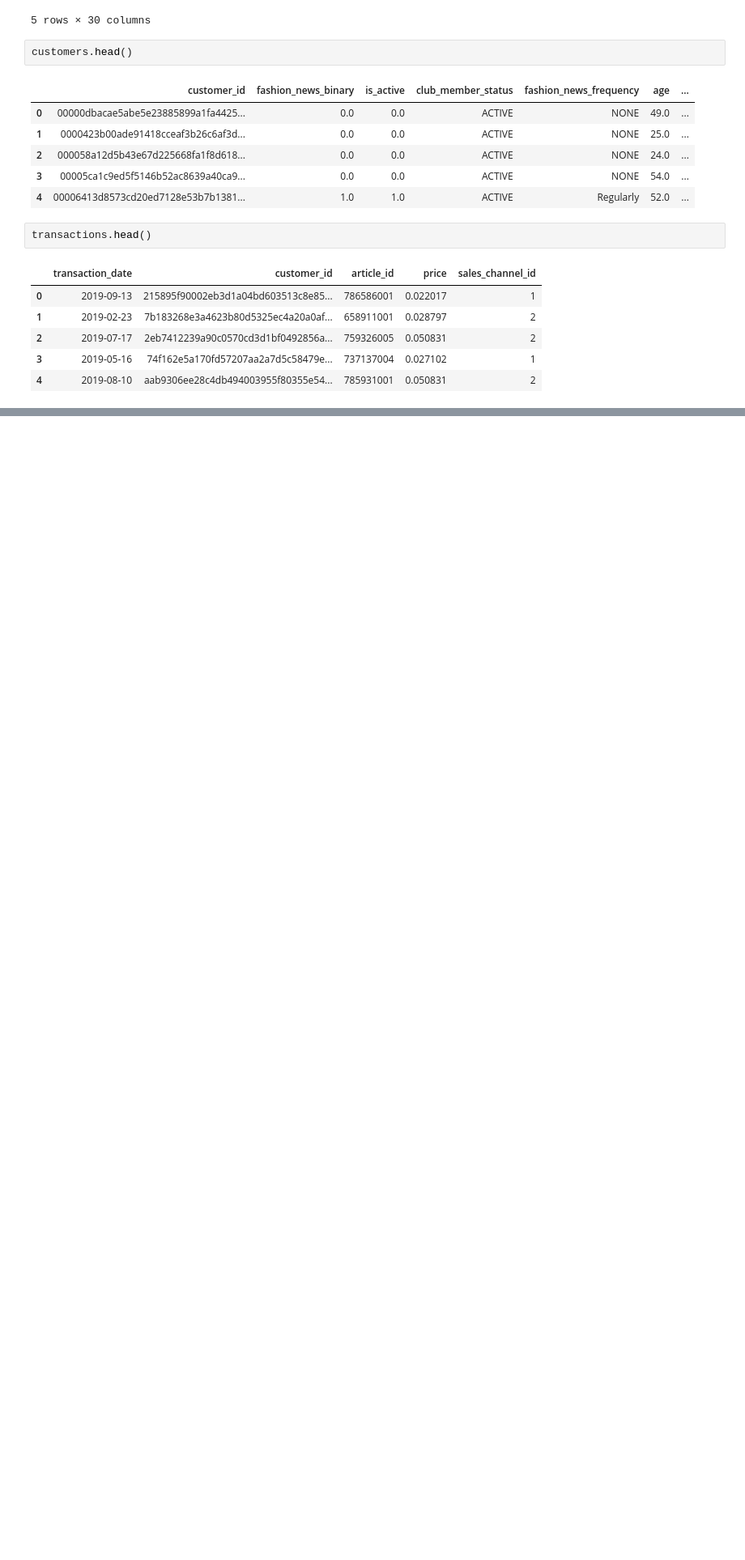
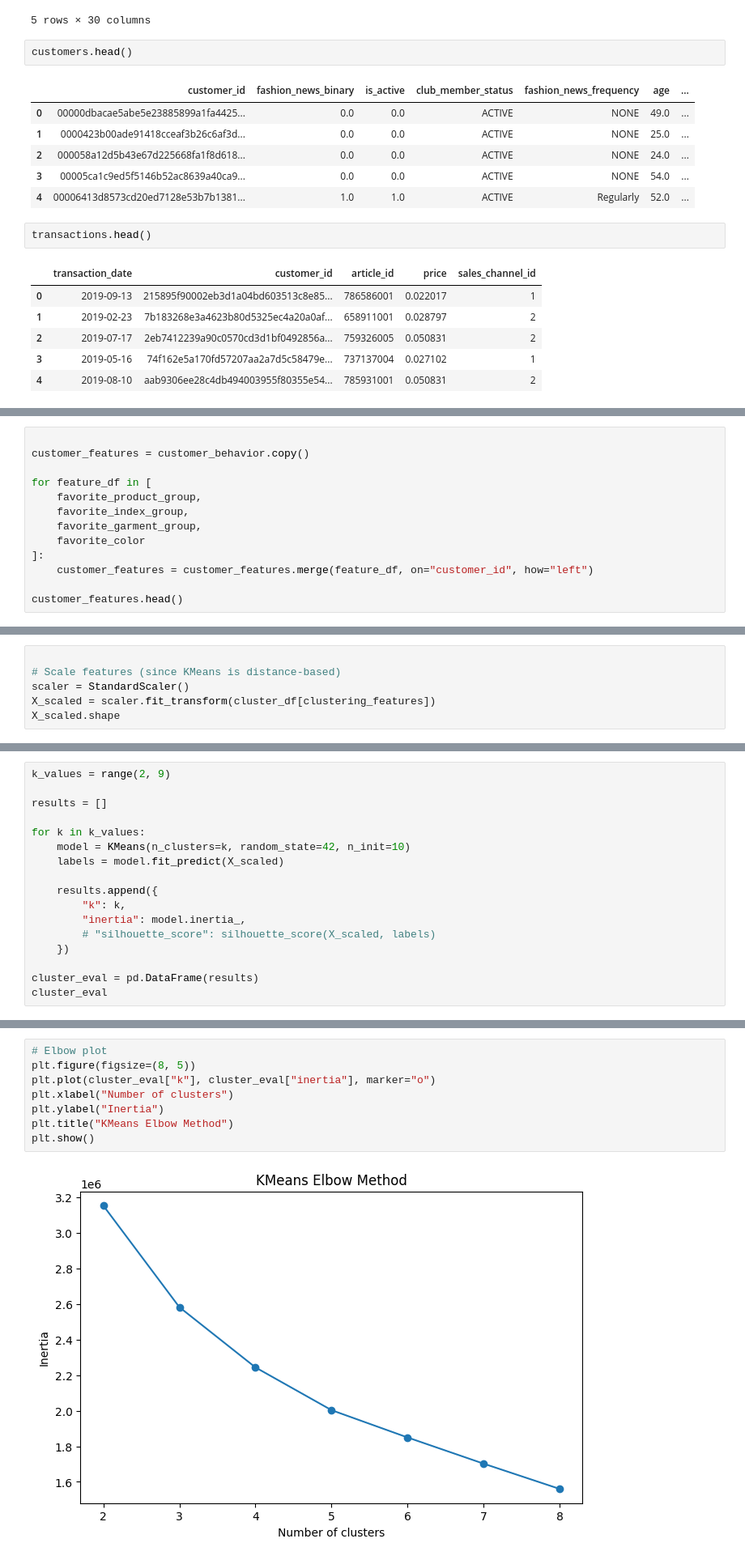
Before and after one commit to Letitia-Chang/omni-retail-ai, a Jupyter notebook: notebooks/02_customer_segmentation.ipynb, the cells around one changed output, grey strips where cells are left out. Shown at 81% size. Cells and saved outputs as stored; diff of their text form; blank space fills up the shorter version.

Commit message:
complete customer segmentation

```diff
--- a/notebooks/02_customer_segmentation.ipynb
+++ b/notebooks/02_customer_segmentation.ipynb
@@ -116,0 +169,13 @@ customer_behavior.head()
+# %%
+
+customer_features = customer_behavior.copy()
+
+for feature_df in [
+    favorite_product_group,
+    favorite_index_group,
+    favorite_garment_group,
+    favorite_color
+]:
+    customer_features = customer_features.merge(feature_df, on="customer_id", how="left")
+
+customer_features.head()
@@ -116,0 +274,6 @@ customer_behavior.head()
+# %%
+
+# Scale features (since KMeans is distance-based)
+scaler = StandardScaler()
+X_scaled = scaler.fit_transform(cluster_df[clustering_features])
+X_scaled.shape
@@ -116,0 +284,17 @@ customer_behavior.head()
+# %%
+k_values = range(2, 9)
+
+results = []
+
+for k in k_values:
+    model = KMeans(n_clusters=k, random_state=42, n_init=10)
+    labels = model.fit_predict(X_scaled)
+
+    results.append({
+        "k": k,
+        "inertia": model.inertia_,
+        # "silhouette_score": silhouette_score(X_scaled, labels)
+    })
+
+cluster_eval = pd.DataFrame(results)
+cluster_eval
@@ -116,0 +310,10 @@ customer_behavior.head()
+# %%
+# Elbow plot
+plt.figure(figsize=(8, 5))
+plt.plot(cluster_eval["k"], cluster_eval["inertia"], marker="o")
+plt.xlabel("Number of clusters")
+plt.ylabel("Inertia")
+plt.title("KMeans Elbow Method")
+plt.show()
+# %% [output]
+[figure, added]
```
Also changed, not shown: parts of 36 cells of this notebook, 1 other file.
